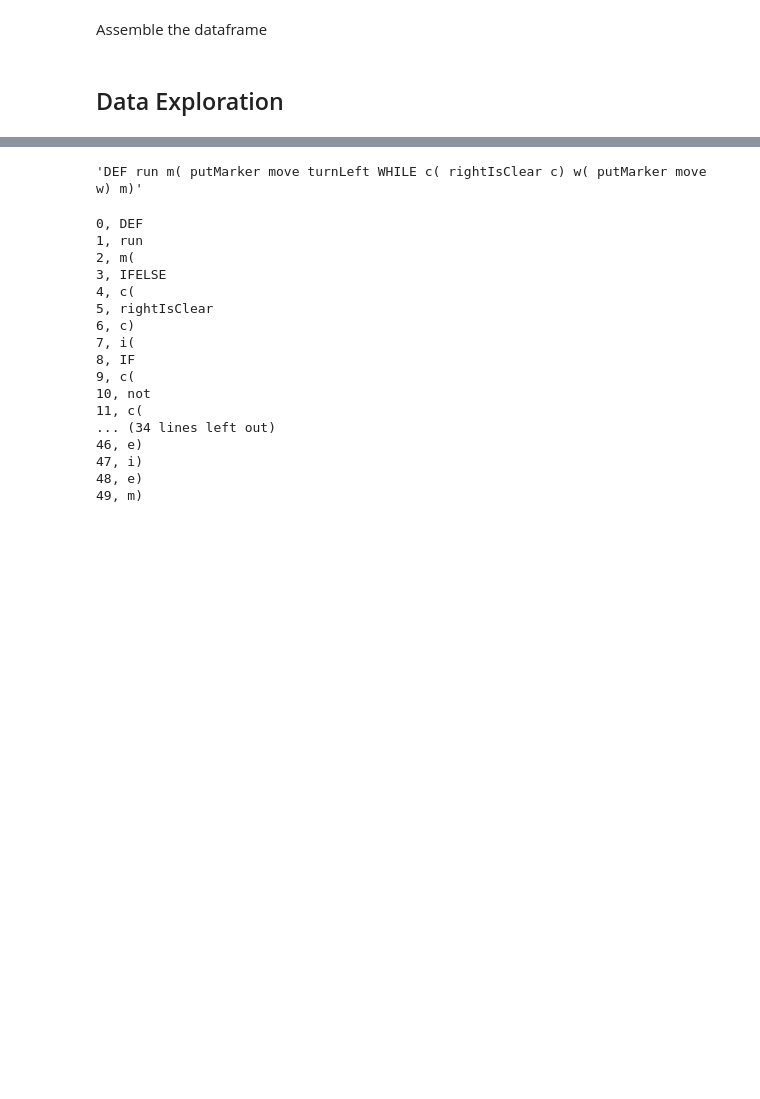
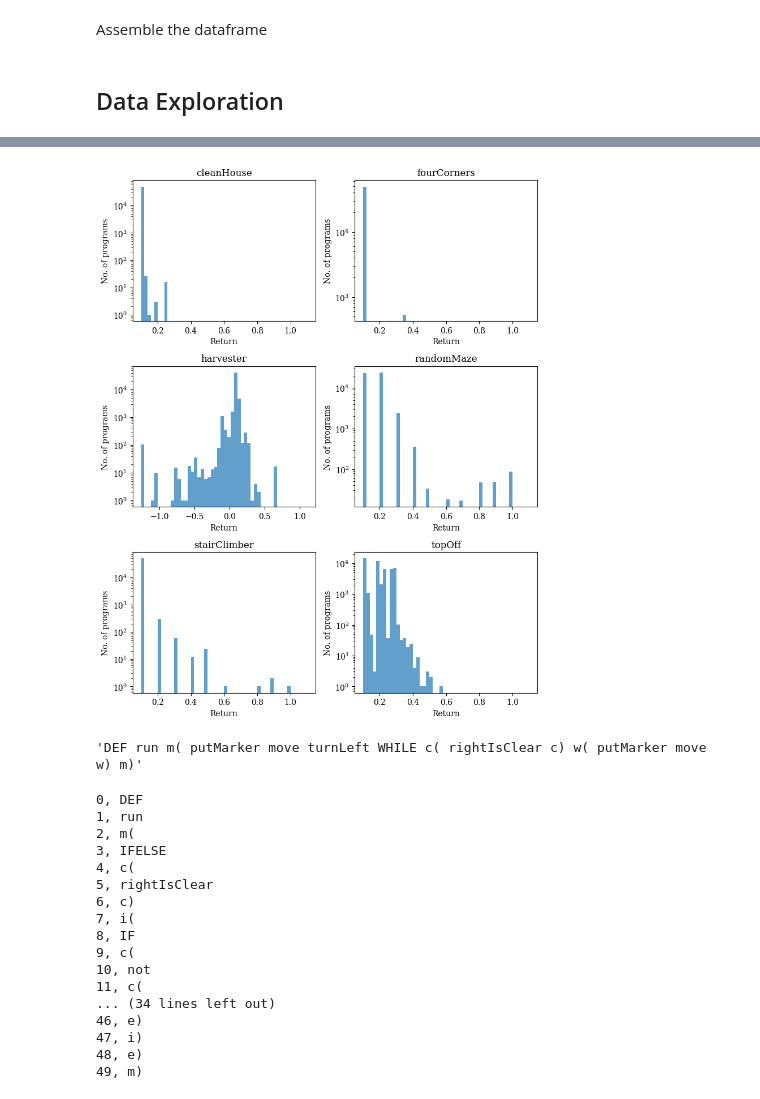
Before and after one commit to AbhijeetKrishnan/leaps, a Jupyter notebook: leaps_data_exploration.ipynb, the cells around one changed output, grey strips where cells are left out. Cells and saved outputs as stored; diff of their text form; code cells hidden in the pictures; blank space fills up the shorter version.

Commit message:
Update graph generation code

```diff
--- a/leaps_data_exploration.ipynb
+++ b/leaps_data_exploration.ipynb
@@ -158,3 +107,34 @@ plt.show()
+# %%
+import matplotlib.pyplot as plt
+
+plt.rcParams['font.family'] = 'serif'
+
+num_bins = 100
+
+# Create a figure and arrange subplots
+fig, axes = plt.subplots(nrows=3, ncols=2, figsize=(8, 10))
+
+tasks = ('cleanHouse', 'fourCorners', 'harvester', 'randomMaze', 'stairClimber', 'topOff')
+
+for ax, task in zip(axes.flatten(), tasks):
+
+    # Plot the distributions in each subplot
+    ax.hist(df[f'{task}_reward'], bins=num_bins, range=(df[f'{task}_reward'].min(), 1.1), color='tab:blue', alpha=0.7)
+    ax.set_title(task)
+    ax.set_xlabel('Return')
+    ax.set_ylabel('No. of programs')
+    ax.set_yscale('log')
+
+# Adjust layout to prevent overlap
+plt.tight_layout()
+
+# Save as PDF
+plt.savefig('leaps_data.pdf', format='pdf', dpi=300)
+
+# Show the plot
+plt.show()
+# %% [output]
+[figure, added]
 # %%
 anomalous = df[df.filter(like='_reward').apply(lambda col: (col < 0) | (col > 1)).any(axis=1)]
 print(anomalous)
```
Also changed, not shown: parts of 2 cells of this notebook.
